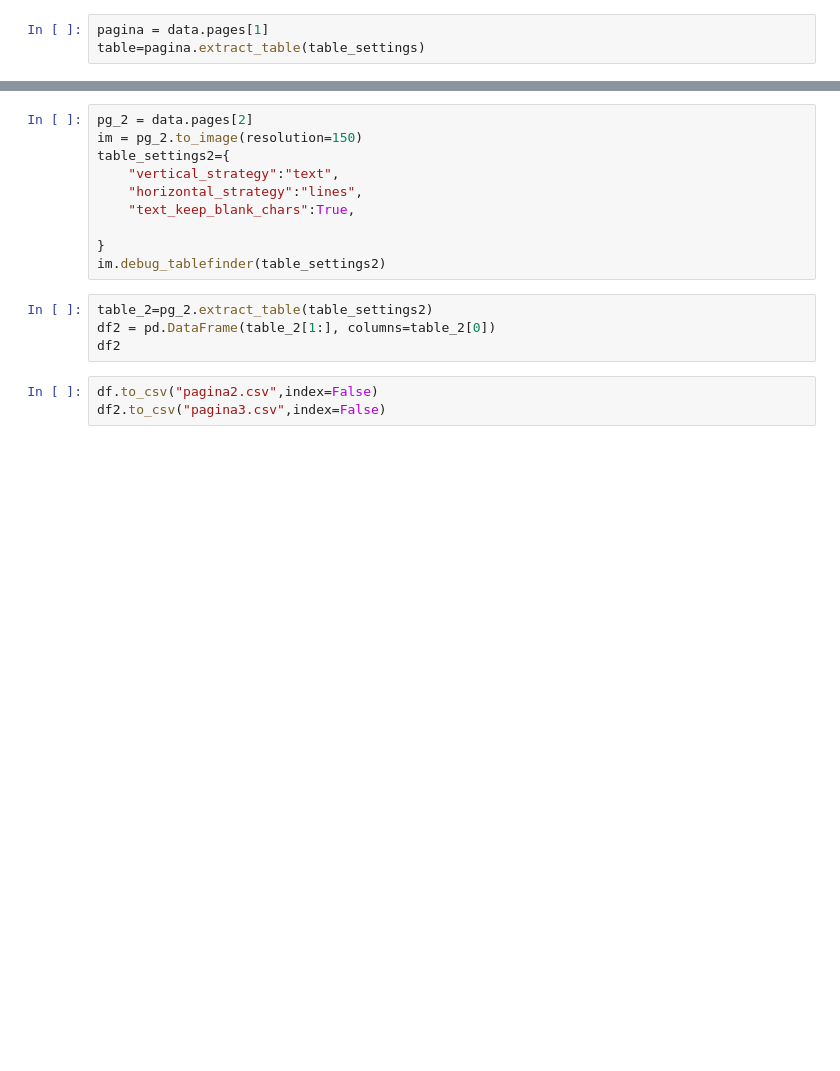
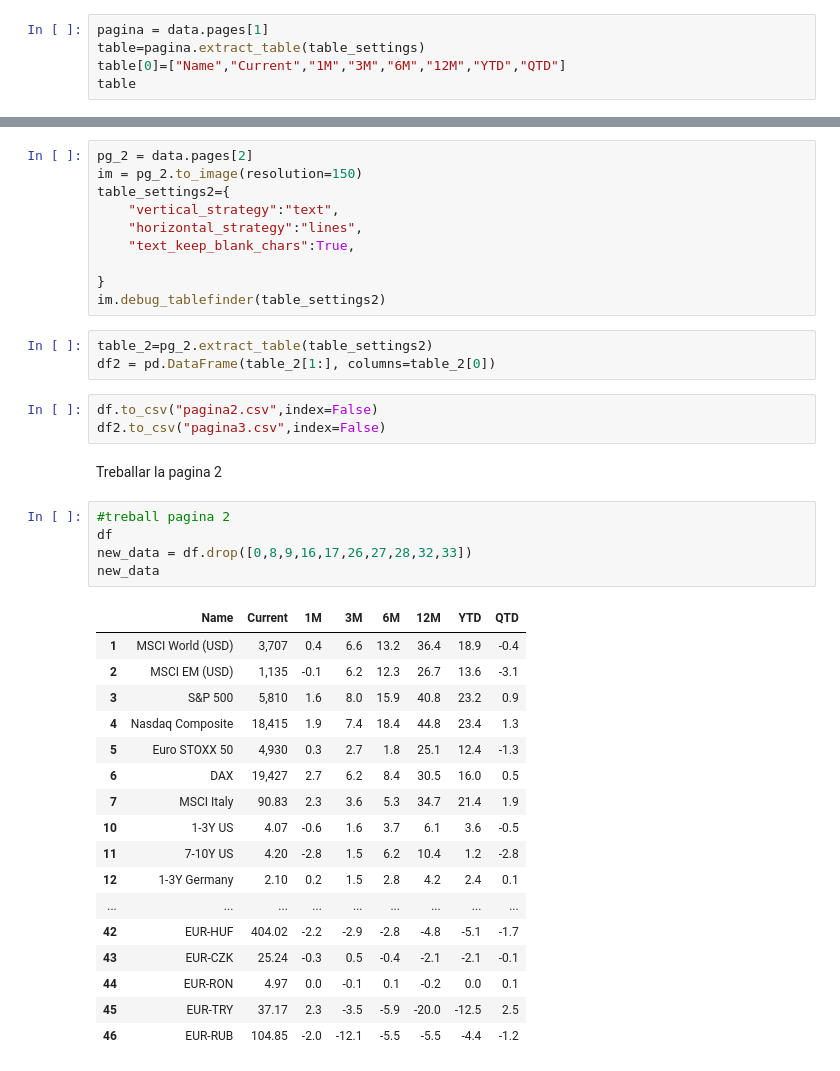
Before and after one commit to lapsus22/FE-test, a Jupyter notebook: test.ipynb, the cells around one changed output, grey strips where cells are left out. Drawn from its saved outputs; the diff is of its cells as text; blank space fills up the shorter version.

```diff
--- a/test.ipynb
+++ b/test.ipynb
@@ -19,3 +19,5 @@ im.debug_tablefinder(table_settings)
 # %%
 pagina = data.pages[1]
 table=pagina.extract_table(table_settings)
+table[0]=["Name","Current","1M","3M","6M","12M","YTD","QTD"]
+table
@@ -35,7 +73,31 @@ im.debug_tablefinder(table_settings2)
 # %%
 table_2=pg_2.extract_table(table_settings2)
 df2 = pd.DataFrame(table_2[1:], columns=table_2[0])
-df2
 # %%
 df.to_csv("pagina2.csv",index=False)
 df2.to_csv("pagina3.csv",index=False)
+# %% [markdown]
+Treballar la pagina 2
+# %%
+#treball pagina 2
+df
+new_data = df.drop([0,8,9,16,17,26,27,28,32,33])
+new_data
+# %% [output]
+|  | Name | Current | 1M | 3M | 6M | 12M | YTD | QTD |
+| 1 | MSCI World (USD) | 3,707 | 0.4 | 6.6 | 13.2 | 36.4 | 18.9 | -0.4 |
+| 2 | MSCI EM (USD) | 1,135 | -0.1 | 6.2 | 12.3 | 26.7 | 13.6 | -3.1 |
+| 3 | S&P 500 | 5,810 | 1.6 | 8.0 | 15.9 | 40.8 | 23.2 | 0.9 |
+| 4 | Nasdaq Composite | 18,415 | 1.9 | 7.4 | 18.4 | 44.8 | 23.4 | 1.3 |
+| 5 | Euro STOXX 50 | 4,930 | 0.3 | 2.7 | 1.8 | 25.1 | 12.4 | -1.3 |
+| 6 | DAX | 19,427 | 2.7 | 6.2 | 8.4 | 30.5 | 16.0 | 0.5 |
+| 7 | MSCI Italy | 90.83 | 2.3 | 3.6 | 5.3 | 34.7 | 21.4 | 1.9 |
+| 10 | 1-3Y US | 4.07 | -0.6 | 1.6 | 3.7 | 6.1 | 3.6 | -0.5 |
+| 11 | 7-10Y US | 4.20 | -2.8 | 1.5 | 6.2 | 10.4 | 1.2 | -2.8 |
+| 12 | 1-3Y Germany | 2.10 | 0.2 | 1.5 | 2.8 | 4.2 | 2.4 | 0.1 |
+| ... | ... | ... | ... | ... | ... | ... | ... | ... |
+| 42 | EUR-HUF | 404.02 | -2.2 | -2.9 | -2.8 | -4.8 | -5.1 | -1.7 |
+| 43 | EUR-CZK | 25.24 | -0.3 | 0.5 | -0.4 | -2.1 | -2.1 | -0.1 |
+| 44 | EUR-RON | 4.97 | 0.0 | -0.1 | 0.1 | -0.2 | 0.0 | 0.1 |
+| 45 | EUR-TRY | 37.17 | 2.3 | -3.5 | -5.9 | -20.0 | -12.5 | 2.5 |
+| 46 | EUR-RUB | 104.85 | -2.0 | -12.1 | -5.5 | -5.5 | -4.4 | -1.2 |
```
Also changed, not shown: parts of 2 cells of this notebook, 1 other file.
